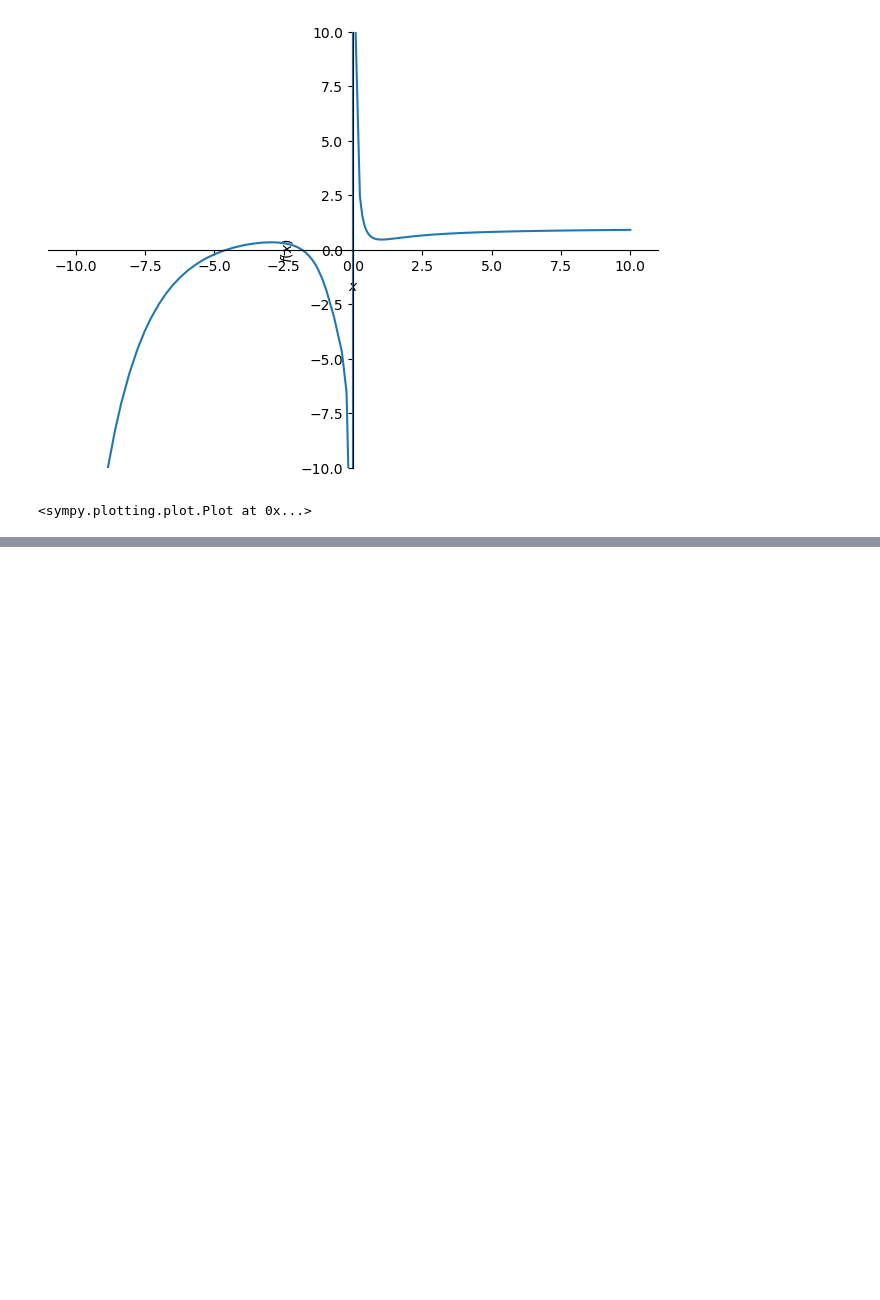
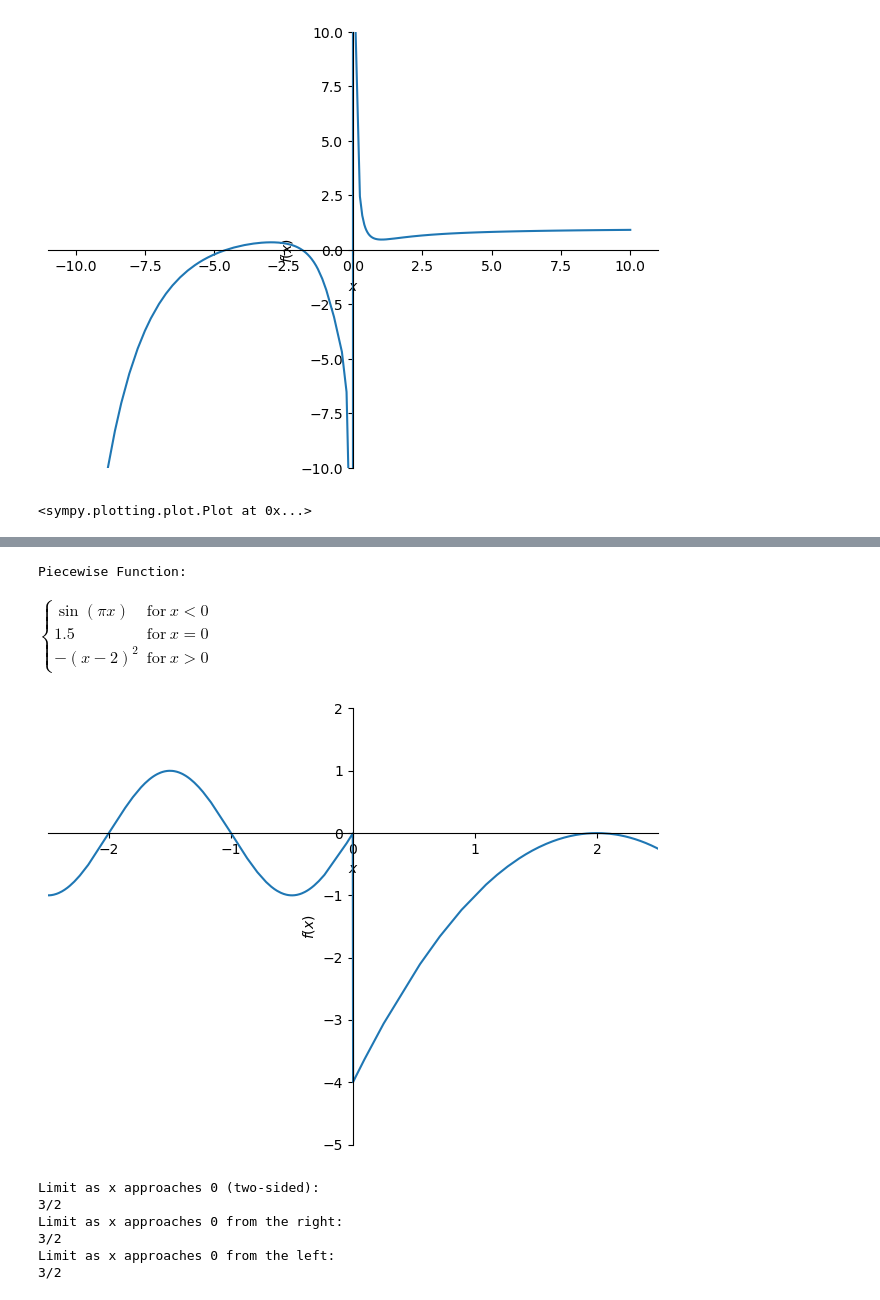
Before and after one commit to BrentGrammer/PROGNOTES, a Jupyter notebook: Calculus/limits.ipynb, the cells around one changed output, grey strips where cells are left out. Saved outputs shown, nothing was run; the diff lists cells and outputs as text; code cells hidden in the pictures; blank space fills up the shorter version.

```diff
--- a/Calculus/limits.ipynb
+++ b/Calculus/limits.ipynb
@@ -282,0 +369,46 @@ zoo
+# %%
+######### Using Sympy to plot discontinuities with Limits #######
+
+# This also illustrates shortcomings and gotchas using sympy
+
+import sympy as sym
+
+from sympy.abc import x
+
+# Same pieces as above, just in Sympy
+piece1 = sym.sin(x*sym.pi)
+piece2 = 1.5
+piece3 = -(x-2)**2
+
+# input is pieces as tuples of (function, condition)
+fx = sym.Piecewise(
+    (piece1, x < 0),
+    (piece2, sym.Eq(x, 0)), # val is 1.5, use sym.Eq for testing for equality in Sympy
+    (piece3, x > 0)
+)
+
+print('Piecewise Function:')
+display(fx)
+p = sym.plot(fx, ylim=(-5,2),xlim=(-2.5,2.5))
+
+# compute the limits for x (second arg) as it approaches third arg. Add 'dir' for the left/right sided limit
+print('Limit as x approaches 0 (two-sided):')
+print(sym.limit(fx,x,0,dir='+-'))
+
+print('Limit as x approaches 0 from the right:')
+print(sym.limit(fx,x,0,dir='+'))
+
+print('Limit as x approaches 0 from the left:')
+print(sym.limit(fx,x,0,dir='-'))
+
+# Note that the limits are all 3/2 (1.5) - This is not correct and shows how sympy is not always accurate and reliable, esp dealing with discontinuities
+# %% [output]
+Piecewise Function:
+$\displaystyle \begin{cases} \sin{\left(\pi x \right)} & \text{for}\: x < 0 \\1.5 & \text{for}\: x = 0 \\- \left(x - 2\right)^{2} & \text{for}\: x > 0 \end{cases}$
+[figure, added]
+Limit as x approaches 0 (two-sided):
+3/2
+Limit as x approaches 0 from the right:
+3/2
+Limit as x approaches 0 from the left:
+3/2
```
Also changed, not shown: parts of 5 cells of this notebook, 5 other files.
